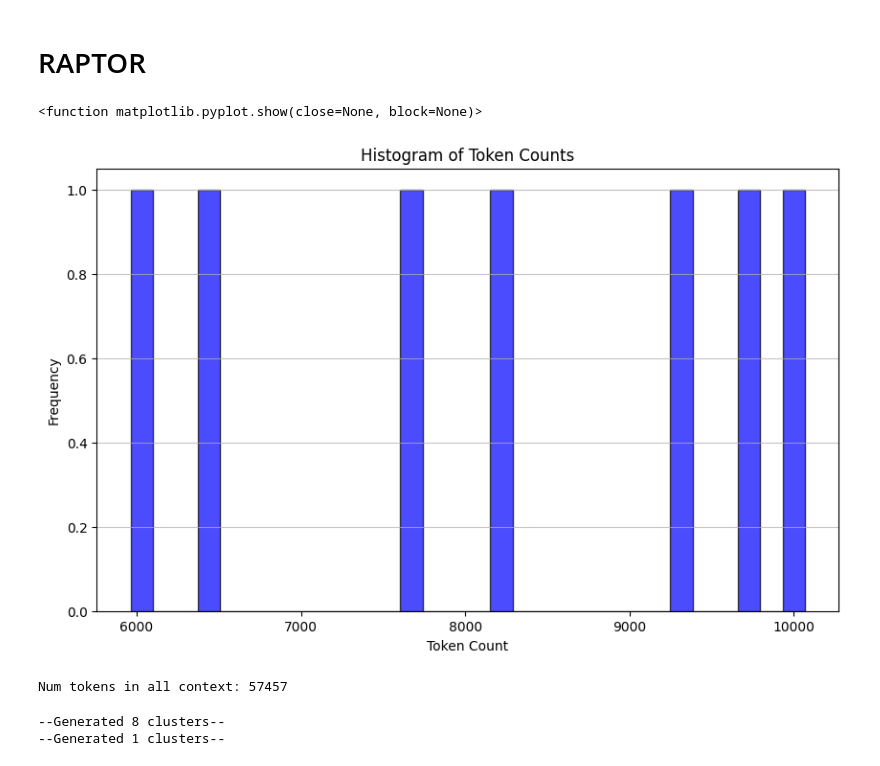
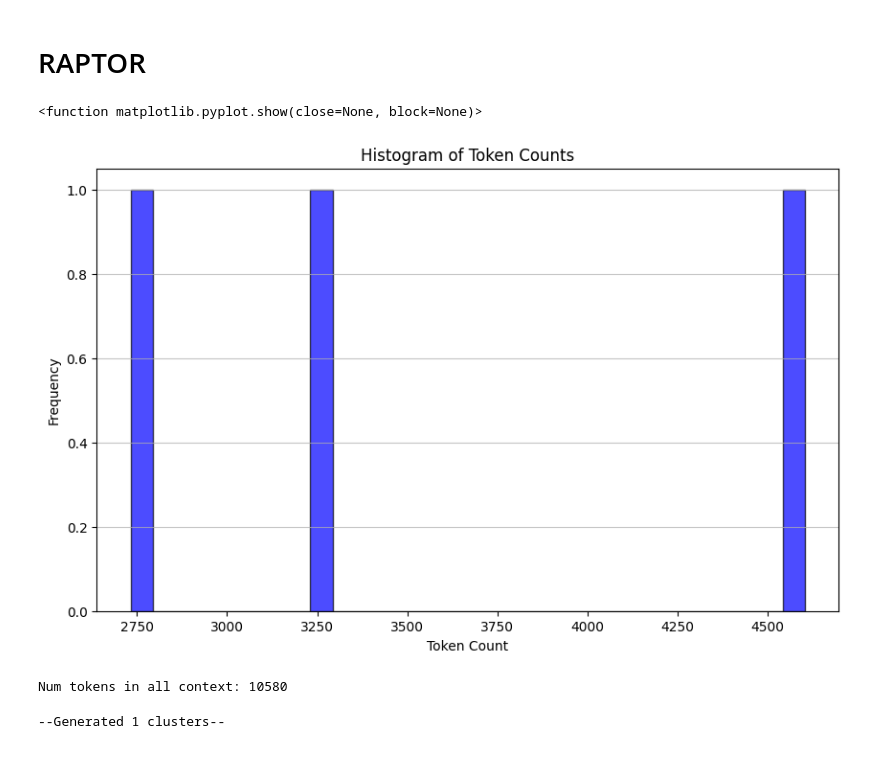
Before and after one commit to realyinchen/RAG, a Jupyter notebook: 05_Indexing.ipynb, the cells around one changed output. Drawn from its saved outputs; the diff is of its cells as text; code cells hidden in the pictures.

```diff
--- a/05_Indexing.ipynb
+++ b/05_Indexing.ipynb
@@ -131,50 +115,56 @@ from bs4 import BeautifulSoup as Soup
 from langchain_community.document_loaders.recursive_url_loader import RecursiveUrlLoader
 
 
 # Get the tokenizer object, currently only supports the Qwen series models
 tokenizer = get_tokenizer('qwen-max')
 
 def num_tokens_from_string(string: str) -> int:
     """Returns the number of tokens in a text string."""
     # Split the string into tokens and convert to token ids
     num_tokens = tokenizer.encode(string)
     return len(num_tokens)
 
-urls = [
-    "https://python.langchain.com/docs/tutorials/chatbot/",
-    "https://python.langchain.com/docs/tutorials/agents/",
-    "https://python.langchain.com/docs/tutorials/rag/",
-    "https://python.langchain.com/docs/tutorials/qa_chat_history/",
-    "https://python.langchain.com/docs/tutorials/sql_qa/",
-    "https://python.langchain.com/docs/tutorials/summarization/",
-    "https://python.langchain.com/docs/tutorials/graph/"
-]
+# LCEL docs
+url = "https://python.langchain.com/docs/concepts/lcel/"
+loader = RecursiveUrlLoader(
+    url=url, max_depth=20, extractor=lambda x: Soup(x, "html.parser").text
+)
+docs = loader.load()
 
-docs = []
-for url in urls:
-    loader = RecursiveUrlLoader(
-        url=url, max_depth=1, extractor=lambda x: Soup(x, "html.parser").text
-    )
-    docs.extend(loader.load())
+# LCEL w/ PydanticOutputParser (outside the primary LCEL docs)
+url = "https://python.langchain.com/docs/how_to/output_parser_structured/"
+loader = RecursiveUrlLoader(
+    url=url, max_depth=1, extractor=lambda x: Soup(x, "html.parser").text
+)
+docs_pydantic = loader.load()
 
-docs_texts = [doc.page_content for doc in docs]
+# LCEL w/ Self Query (outside the primary LCEL docs)
+url = "https://python.langchain.com/docs/how_to/self_query/"
+loader = RecursiveUrlLoader(
+    url=url, max_depth=1, extractor=lambda x: Soup(x, "html.parser").text
+)
+docs_sq = loader.load()
+
+# Doc texts
+docs.extend([*docs_pydantic, *docs_sq])
+docs_texts = [d.page_content for d in docs]
 
 # Calculate the number of tokens for each document
 counts = [num_tokens_from_string(doc_text) for doc_text in docs_texts]
 
 # Plotting the histogram of token counts
 plt.figure(figsize=(10, 6))
 plt.hist(counts, bins=30, color="blue", edgecolor="black", alpha=0.7)
 plt.title("Histogram of Token Counts")
 plt.xlabel("Token Count")
 plt.ylabel("Frequency")
 plt.grid(axis="y", alpha=0.75)
 
 # Display the histogram
 plt.show
 # %% [output]
 <function matplotlib.pyplot.show(close=None, block=None)>
-[figure, old version]
+[figure, new version]
 # %%
 # Doc texts concat
 d_sorted = sorted(docs, key=lambda x: x.metadata["source"])
@@ -184,7 +174,7 @@ concatenated_content = "\n\n\n --- \n\n\n".join(
 )
 print(f"Num tokens in all context: {num_tokens_from_string(concatenated_content)}")
 # %% [output]
-Num tokens in all context: 57457
+Num tokens in all context: 10580
 # %%
 # Doc texts split
 from langchain.text_splitter import RecursiveCharacterTextSplitter
@@ -547,10 +534,8 @@ for text in texts_split:
 # %%
 # Build tree
-# leaf_texts = docs_texts
-leaf_texts = texts_split
+leaf_texts = docs_texts
 results = recursive_embed_cluster_summarize(leaf_texts, level=1, n_levels=3)
 # %% [output]
---Generated 8 clusters--
 --Generated 1 clusters--
 # %%
 from langchain_qdrant import QdrantVectorStore
```
Also changed, not shown: parts of 5 cells of this notebook.
